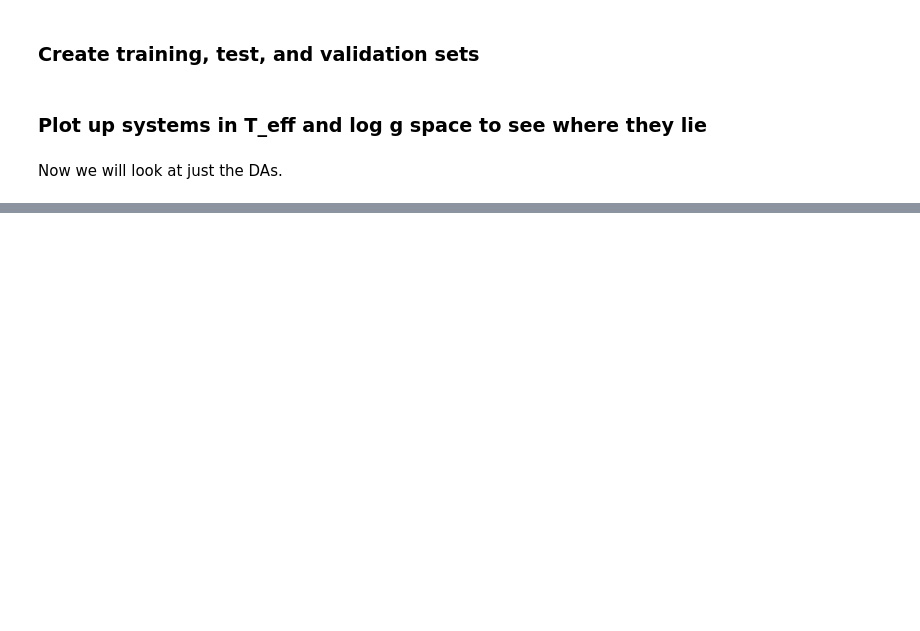
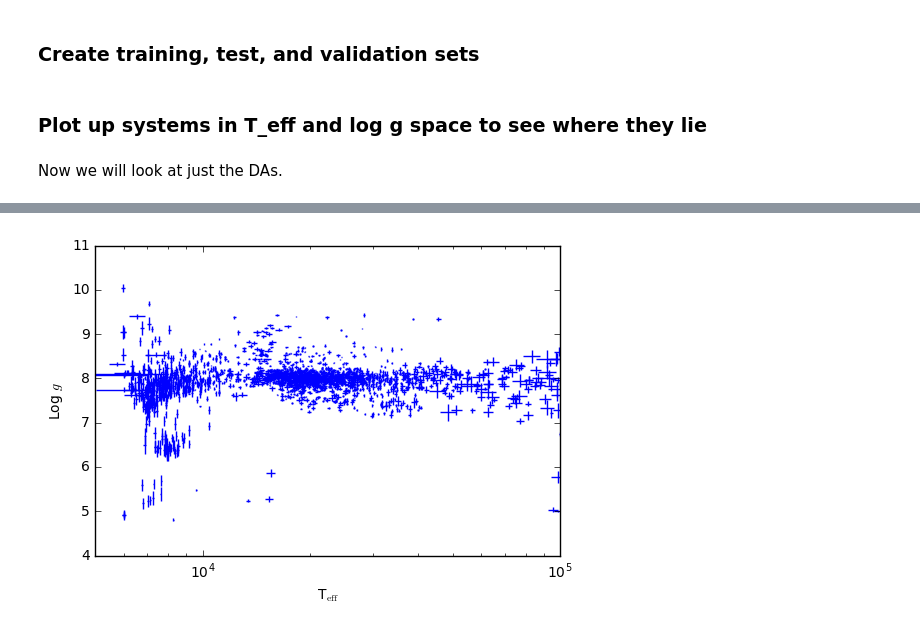
Before and after one commit to astrophysically/WDSpectralFitting, a Jupyter notebook: notebooks/WD Spectra.ipynb, the cells around one changed output, grey strips where cells are left out. Saved outputs shown, nothing was run; the diff lists cells and outputs as text; code cells hidden in the pictures; blank space fills up the shorter version.

```diff
--- a/notebooks/WD Spectra.ipynb
+++ b/notebooks/WD Spectra.ipynb
@@ -308,0 +567,14 @@ plt.show()
+# %%
+plt.errorbar(good_WD['Teff_3D_'], good_WD['logg_3D_'],yerr=good_WD['e_logg_3D_'],
+             xerr=good_WD['e_Teff_3D_'], ls='none', fmt='', capsize=0)
+
+
+plt.xlabel(r'T$_{\rm eff}$')
+plt.ylabel(r'Log $g$')
+
+plt.xscale('log')
+plt.xlim(5.0e3, 1.0e5)
+
+plt.show()
+# %% [output]
+[figure, added]
```
Also changed, not shown: parts of 22 cells of this notebook, 1 other file.
